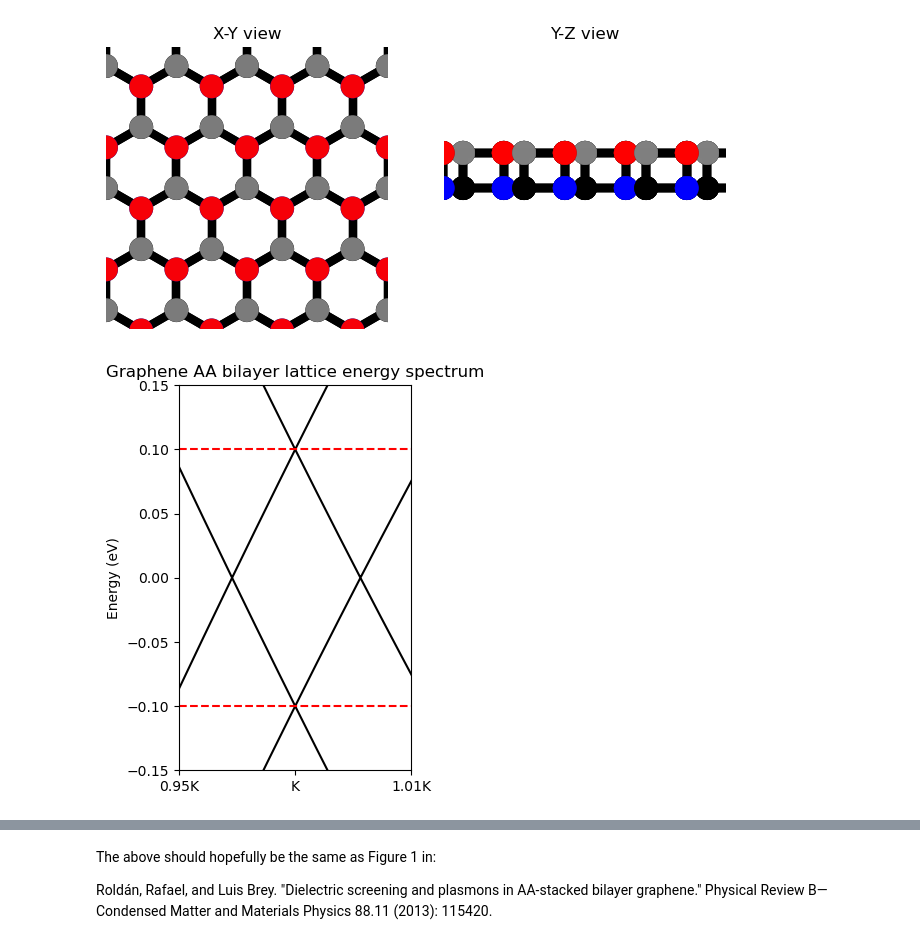
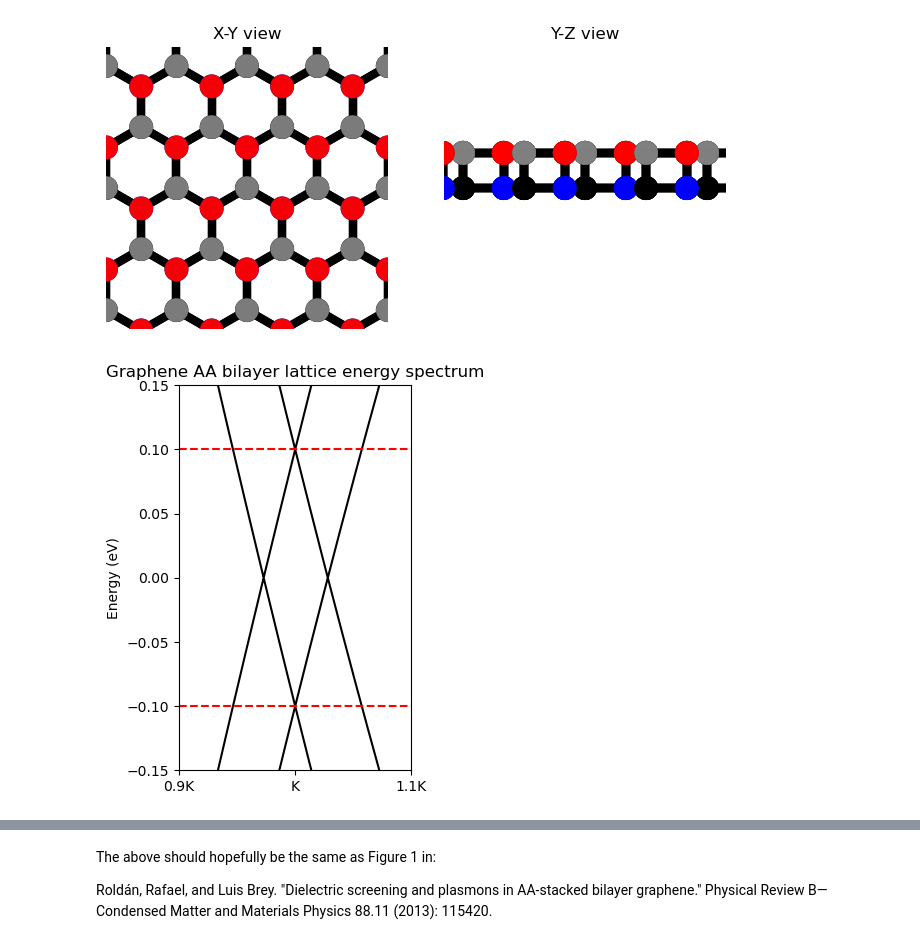
Before and after one commit to AliGhorashiCMT/8.511-Notes-and-Code, a Jupyter notebook: kagome and graphene lattices/Kagome and Graphene.ipynb, the cells around one changed output, grey strips where cells are left out. Saved outputs shown, nothing was run; the diff lists cells and outputs as text; code cells hidden in the pictures.

```diff
--- a/kagome and graphene lattices/Kagome and Graphene.ipynb
+++ b/kagome and graphene lattices/Kagome and Graphene.ipynb
@@ -195,23 +195,23 @@ plt.ylim(-2, 2);
 # %%
 plt.figure(figsize=(3, 5))
 solver = pb.solver.lapack(graphene_model_aa)
 G1, G2 = graphene_lattice_aa.reciprocal_vectors()
 G1 = G1[0:2]
 G2 = G2[0:2]
 Gamma = np.array([0, 0])
 K = -2/3*G1+1/3*G2
 M = 1/2*G1
-bands = solver.calc_bands(0.95*K, K, 1.05*K, step=0.001 )
+bands = solver.calc_bands(0.9*K, K, 1.1*K, step=0.001 )
 graphene_energies_aa = bands.energy
 k_path = bands.k_path
 plt.plot(graphene_energies_aa, color="black")
 
-plt.xticks(k_path.point_indices, ['0.95K', 'K', '1.01K'])
+plt.xticks(k_path.point_indices, ['0.9K', 'K', '1.1K'])
 plt.xlim(0, len(k_path)-1)
 plt.ylim(-0.15, 0.15)
 plt.hlines([tprime, -tprime], 0, k_path.point_indices[-1], linestyle="dashed", color="red")
 #plt.yticks(np.linspace(-1, 1, num=2));
 plt.title("Graphene AA bilayer lattice energy spectrum");
 plt.ylabel("Energy (eV)");
 # %% [output]
-[figure, old version]
+[figure, new version]
```
Also changed, not shown: parts of 6 cells of this notebook.
